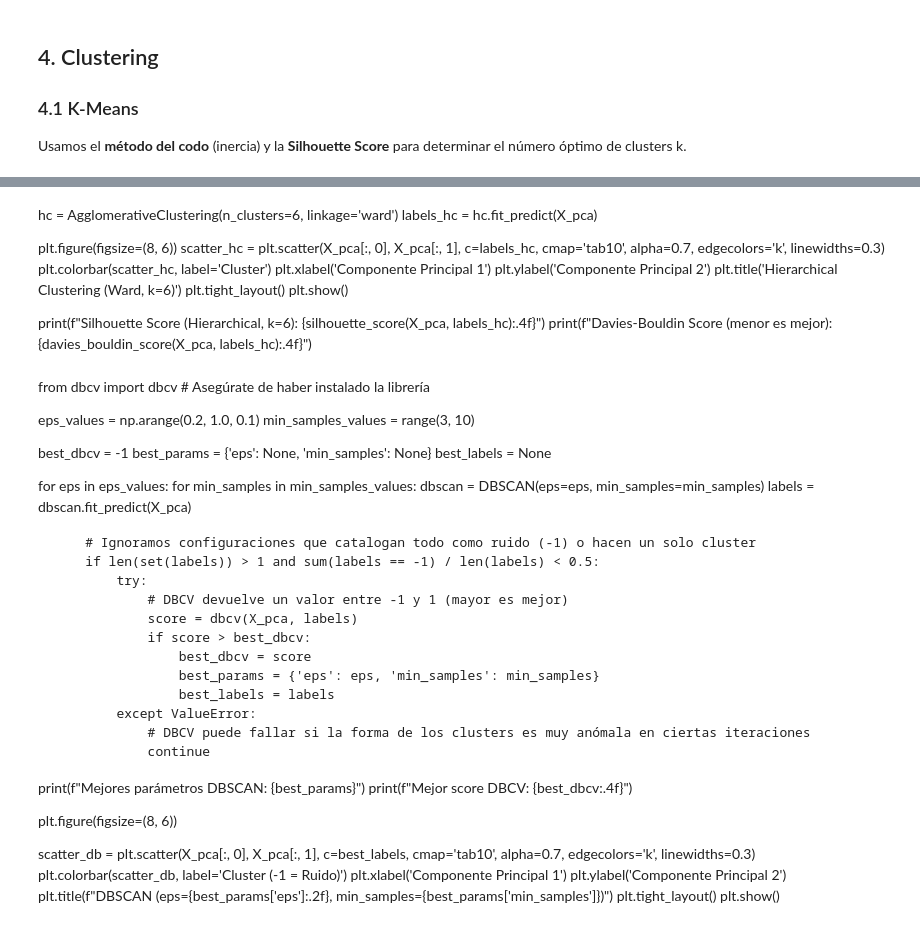
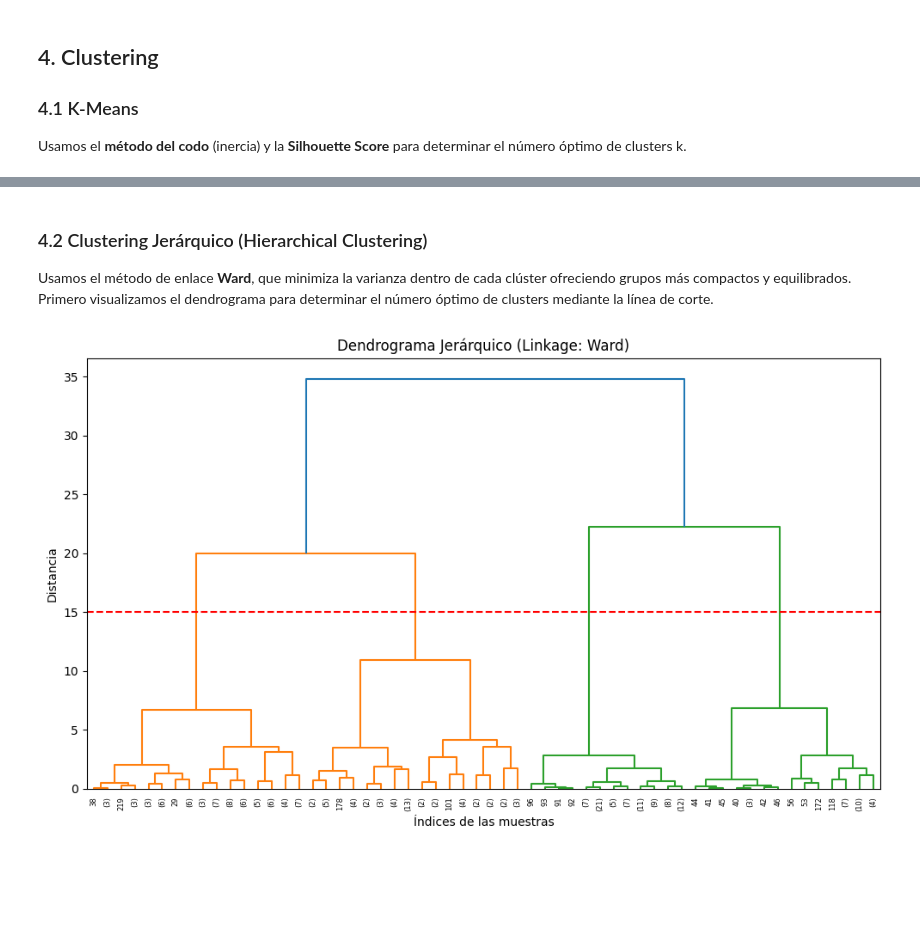
Before and after one commit to k3vin-svg/aprendizaje_auto_part2, a Jupyter notebook: practica2.ipynb, the cells around one changed output, grey strips where cells are left out. Drawn from its saved outputs; the diff is of its cells as text; code cells hidden in the pictures; blank space fills up the shorter version.

```diff
--- a/practica2.ipynb
+++ b/practica2.ipynb
@@ -178,62 +205,18 @@ plt.show()
-# %% [markdown]
-
-hc = AgglomerativeClustering(n_clusters=6, linkage='ward')
-labels_hc = hc.fit_predict(X_pca)
-
-
-plt.figure(figsize=(8, 6))
-scatter_hc = plt.scatter(X_pca[:, 0], X_pca[:, 1], c=labels_hc, cmap='tab10',
-                         alpha=0.7, edgecolors='k', linewidths=0.3)
-plt.colorbar(scatter_hc, label='Cluster')
-plt.xlabel('Componente Principal 1')
-plt.ylabel('Componente Principal 2')
-plt.title('Hierarchical Clustering (Ward, k=6)')
-plt.tight_layout()
-plt.show()
-
-
-print(f"Silhouette Score (Hierarchical, k=6): {silhouette_score(X_pca, labels_hc):.4f}")
-print(f"Davies-Bouldin Score (menor es mejor): {davies_bouldin_score(X_pca, labels_hc):.4f}")
-# %% [markdown]
-
-from dbcv import dbcv # Asegúrate de haber instalado la librería
-
-eps_values = np.arange(0.2, 1.0, 0.1)
-min_samples_values = range(3, 10)
-
-best_dbcv = -1
-best_params = {'eps': None, 'min_samples': None}
-best_labels = None
-
-for eps in eps_values:
-    for min_samples in min_samples_values:
-        dbscan = DBSCAN(eps=eps, min_samples=min_samples)
-        labels = dbscan.fit_predict(X_pca)
-
-        # Ignoramos configuraciones que catalogan todo como ruido (-1) o hacen un solo cluster
-        if len(set(labels)) > 1 and sum(labels == -1) / len(labels) < 0.5:
-            try:
-                # DBCV devuelve un valor entre -1 y 1 (mayor es mejor)
-                score = dbcv(X_pca, labels)
-                if score > best_dbcv:
-                    best_dbcv = score
-                    best_params = {'eps': eps, 'min_samples': min_samples}
-                    best_labels = labels
-            except ValueError:
-                # DBCV puede fallar si la forma de los clusters es muy anómala en ciertas iteraciones
-                continue
-
-print(f"Mejores parámetros DBSCAN: {best_params}")
-print(f"Mejor score DBCV: {best_dbcv:.4f}")
-
-
-plt.figure(figsize=(8, 6))
-
-scatter_db = plt.scatter(X_pca[:, 0], X_pca[:, 1], c=best_labels, cmap='tab10',
-                         alpha=0.7, edgecolors='k', linewidths=0.3)
-plt.colorbar(scatter_db, label='Cluster (-1 = Ruido)')
-plt.xlabel('Componente Principal 1')
-plt.ylabel('Componente Principal 2')
-plt.title(f"DBSCAN (eps={best_params['eps']:.2f}, min_samples={best_params['min_samples']})")
-plt.tight_layout()
-plt.show()
+# %% [markdown]
+### 4.2 Clustering Jerárquico (Hierarchical Clustering)
+
+Usamos el método de enlace **Ward**, que minimiza la varianza dentro de cada clúster ofreciendo grupos más compactos y equilibrados. Primero visualizamos el dendrograma para determinar el número óptimo de clusters mediante la línea de corte.
+# %%
+plt.figure(figsize=(10, 6))
+plt.title('Dendrograma Jerárquico (Linkage: Ward)')
+plt.xlabel('Índices de las muestras')
+plt.ylabel('Distancia')
+
+
+Z = linkage(X_pca, method='ward')
+dendrogram(Z, truncate_mode='level', p=5)
+plt.axhline(y=15, color='r', linestyle='--')
+plt.tight_layout()
+plt.show()
+# %% [output]
+[figure, added]
```
Also changed, not shown: parts of 20 cells of this notebook.
